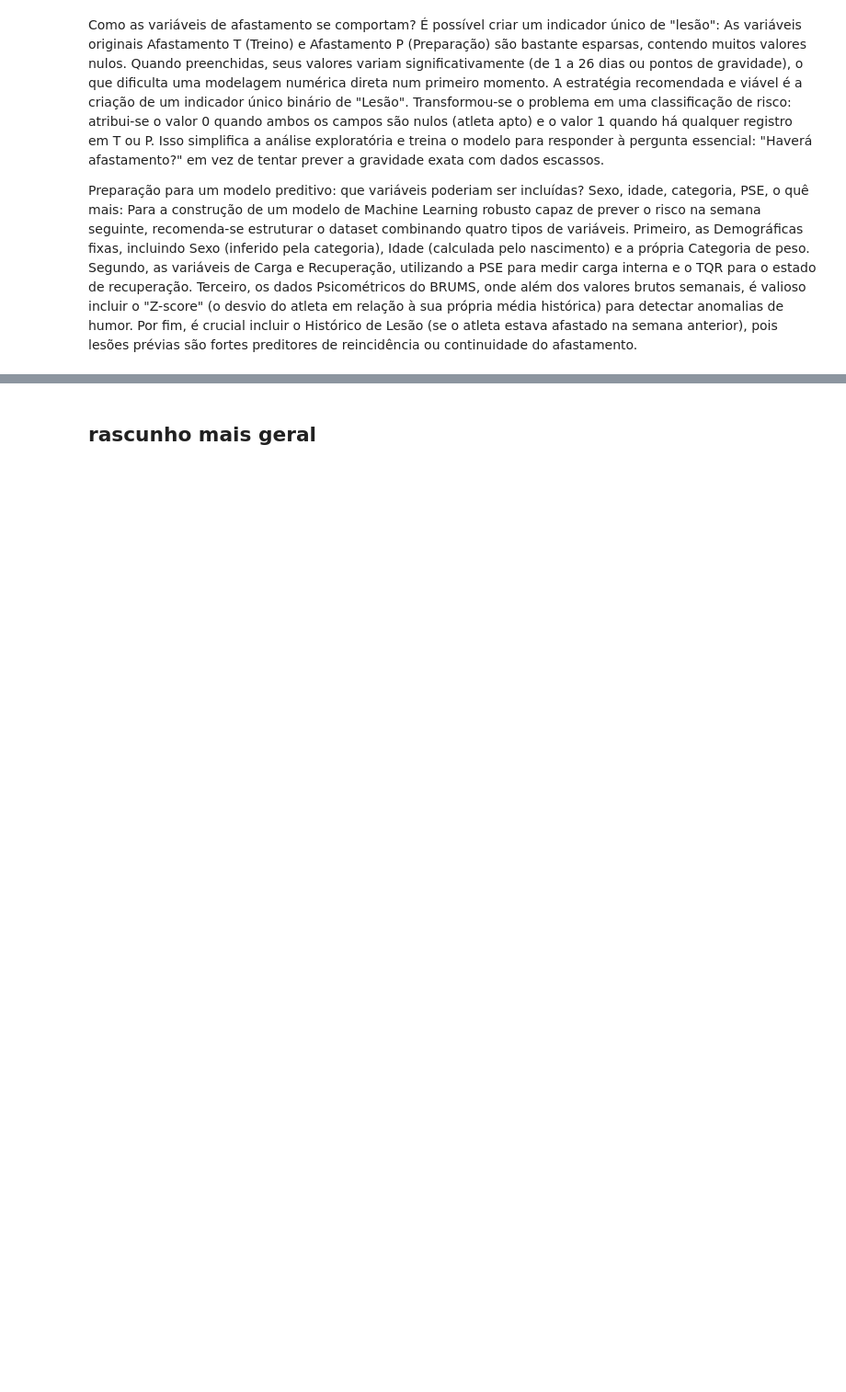
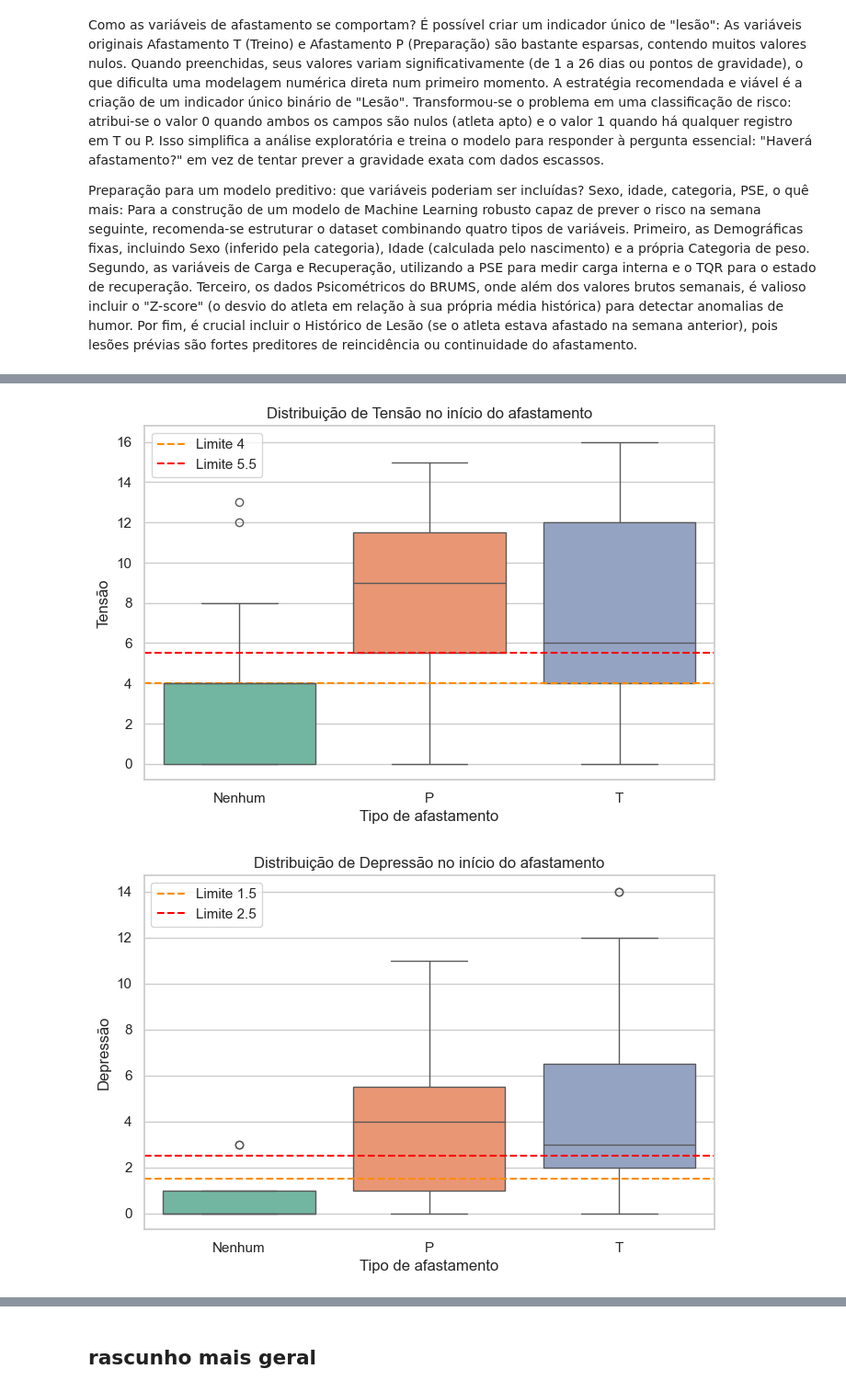
Before and after one commit to adrianfilipe/ecp_pesquisa, a Jupyter notebook: analises.ipynb, the cells around one changed output, grey strips where cells are left out. Shown at 92% size. Drawn from its saved outputs; the diff is of its cells as text; code cells hidden in the pictures; blank space fills up the shorter version.

Commit message:
adição dos box plot's criados anteriormente

```diff
--- a/analises.ipynb
+++ b/analises.ipynb
@@ -130,0 +136,23 @@ Para a construção de um modelo de Machine Learning robusto capaz de prever o r
+# %%
+def processar_afastamentos(group):
+    # Identifica onde há afastamento T ou P > 0
+    condicao = ((group['Afastamento T'].notna() & (group['Afastamento T'] > 0)) |
+                (group['Afastamento P'].notna() & (group['Afastamento P'] > 0)))
+
+    indices = np.where(condicao)[0]
+    primeiro_afast = indices[0] + 1 if len(indices) > 0 else np.nan
+
+    group['primeiro_afast'] = primeiro_afast
+    group['linha'] = np.arange(1, len(group) + 1)
+    return group
+
+def plot_brum_com_limites(dados,var, lim_1, lim_2):
+    plt.figure(figsize=(8, 5))
+    sns.boxplot(data=dados, x='afastamento', y=var, hue='afastamento', palette='Set2')
+    plt.axhline(lim_1, ls='--', color='darkorange', label=f'Limite {lim_1}')
+    plt.axhline(lim_2, ls='--', color='red', label=f'Limite {lim_2}')
+    plt.title(f"Distribuição de {var} no início do afastamento")
+    plt.xlabel("Tipo de afastamento")
+    plt.ylabel(var)
+    plt.legend()
+    plt.show()
@@ -130,0 +198,22 @@ Para a construção de um modelo de Machine Learning robusto capaz de prever o r
+# %%
+# 1. TENSÃO (Verde ≤ 4, Amarelo 4–5.5, Vermelho ≥ 5.5)
+plot_brum_com_limites(dados,"Tensão", 4, 5.5)
+
+# 2. DEPRESSÃO (Verde ≤ 1.5, Amarelo 1.5–2.5, Vermelho ≥ 2.5)
+plot_brum_com_limites(dados,"Depressão", 1.5, 2.5)
+
+# 3. RAIVA (Verde ≤ 1.5, Amarelo 1.5–2.5, Vermelho ≥ 2.5)
+plot_brum_com_limites(dados,"Raiva", 1.5, 2.5)
+
+# 4. VIGOR (Verde ≥ 8, Amarelo 6–8, Vermelho ≤ 6)
+# → note que aqui o vermelho é valor BAIXO, então invertemos as cores
+plot_brum_com_limites(dados,"Vigor", 6, 8)
+
+# 5. FADIGA (Verde ≤ 3, Amarelo 3–4.5, Vermelho ≥ 4.5)
+plot_brum_com_limites(dados,"Fadiga", 3, 4.5)
+
+# 6. CONFUSÃO (Verde ≤ 2.5, Amarelo 2.5–4, Vermelho ≥ 4)
+plot_brum_com_limites(dados,"Confusão", 2.5, 4)
+# %% [output]
+[figure, added]
+[figure, added]
```
Also changed, not shown: parts of 8 cells of this notebook.
